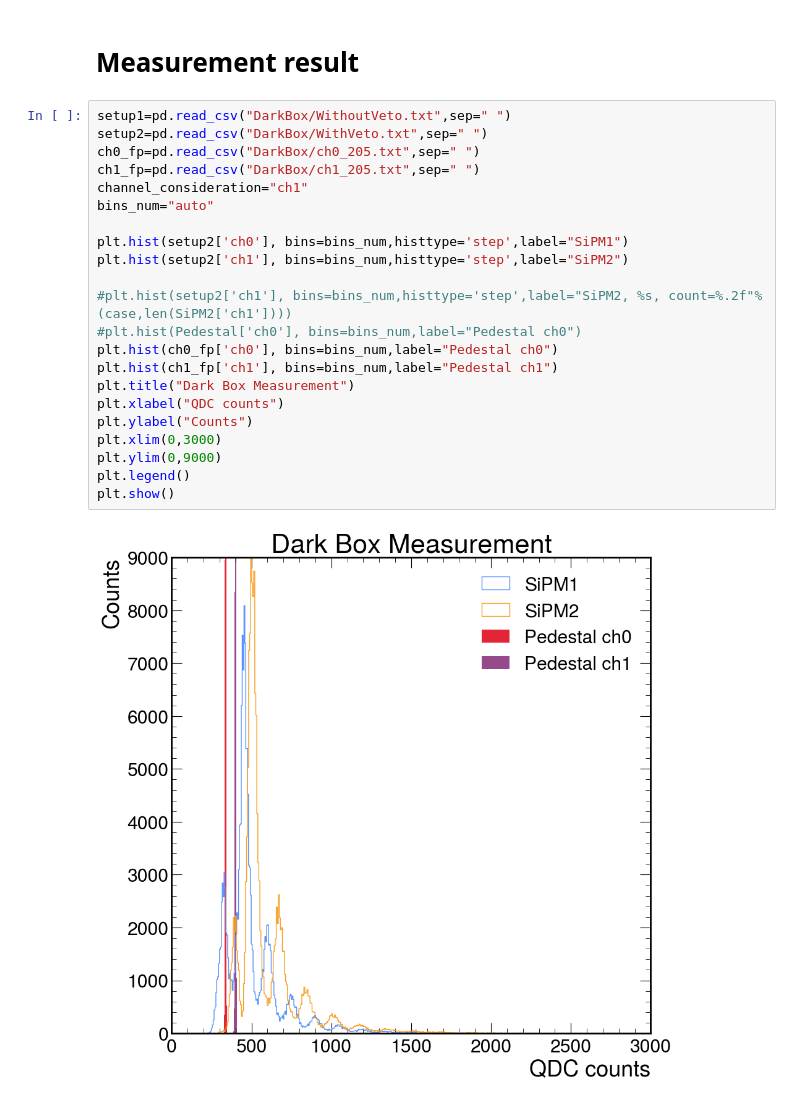
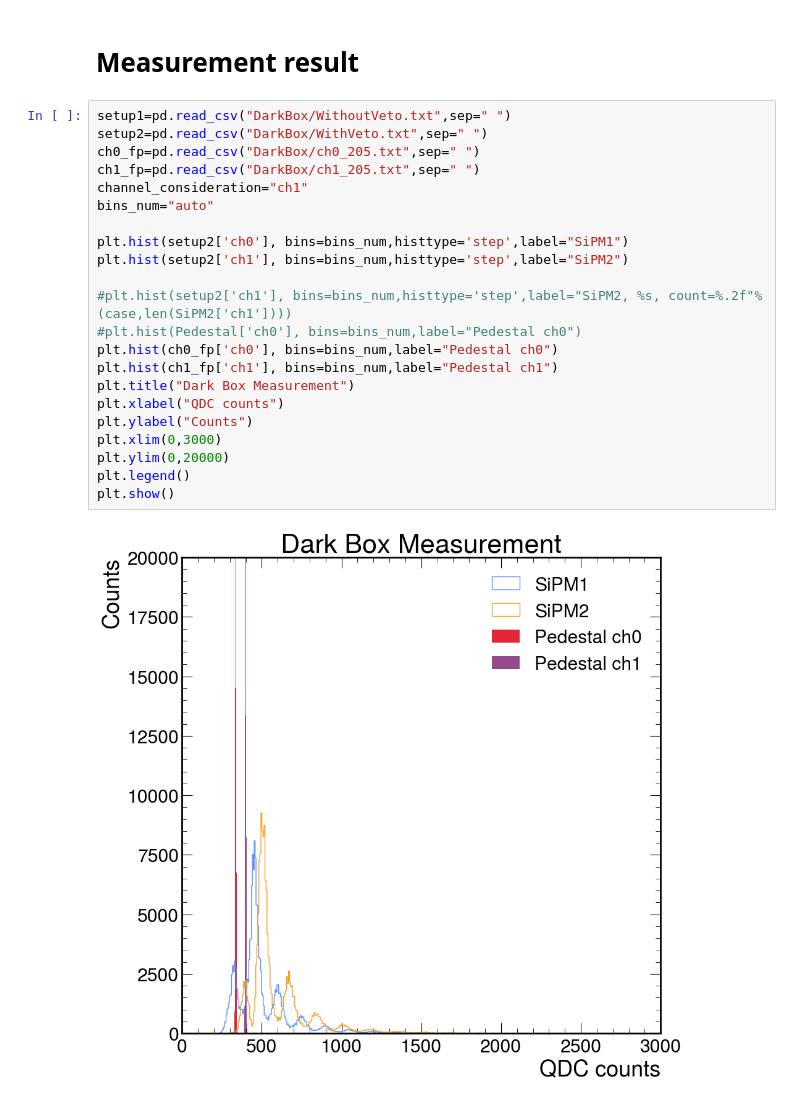
Before and after one commit to keiyinau/LabDataAnalysis, a Jupyter notebook: datas/dataset_Jun9/DarkBoxAnalysis.ipynb, the cells around one changed output. Saved outputs shown, nothing was run; the diff lists cells and outputs as text.

```diff
--- a/datas/dataset_Jun9/DarkBoxAnalysis.ipynb
+++ b/datas/dataset_Jun9/DarkBoxAnalysis.ipynb
@@ -24,24 +42,24 @@ hep.style.use(hep.style.ROOT)
 # %%
 setup1=pd.read_csv("DarkBox/WithoutVeto.txt",sep=" ")
 setup2=pd.read_csv("DarkBox/WithVeto.txt",sep=" ")
 ch0_fp=pd.read_csv("DarkBox/ch0_205.txt",sep=" ")
 ch1_fp=pd.read_csv("DarkBox/ch1_205.txt",sep=" ")
 channel_consideration="ch1"
 bins_num="auto"
 
 plt.hist(setup2['ch0'], bins=bins_num,histtype='step',label="SiPM1")
 plt.hist(setup2['ch1'], bins=bins_num,histtype='step',label="SiPM2")
 
 #plt.hist(setup2['ch1'], bins=bins_num,histtype='step',label="SiPM2, %s, count=%.2f"%(case,len(SiPM2['ch1'])))
 #plt.hist(Pedestal['ch0'], bins=bins_num,label="Pedestal ch0")
 plt.hist(ch0_fp['ch0'], bins=bins_num,label="Pedestal ch0")
 plt.hist(ch1_fp['ch1'], bins=bins_num,label="Pedestal ch1")
 plt.title("Dark Box Measurement")
 plt.xlabel("QDC counts")
 plt.ylabel("Counts")
 plt.xlim(0,3000)
-plt.ylim(0,9000)
+plt.ylim(0,20000)
 plt.legend()
 plt.show()
 # %% [output]
-[figure, old version]
+[figure, new version]
```
Also changed, not shown: parts of 3 cells of this notebook, 2 other files.
